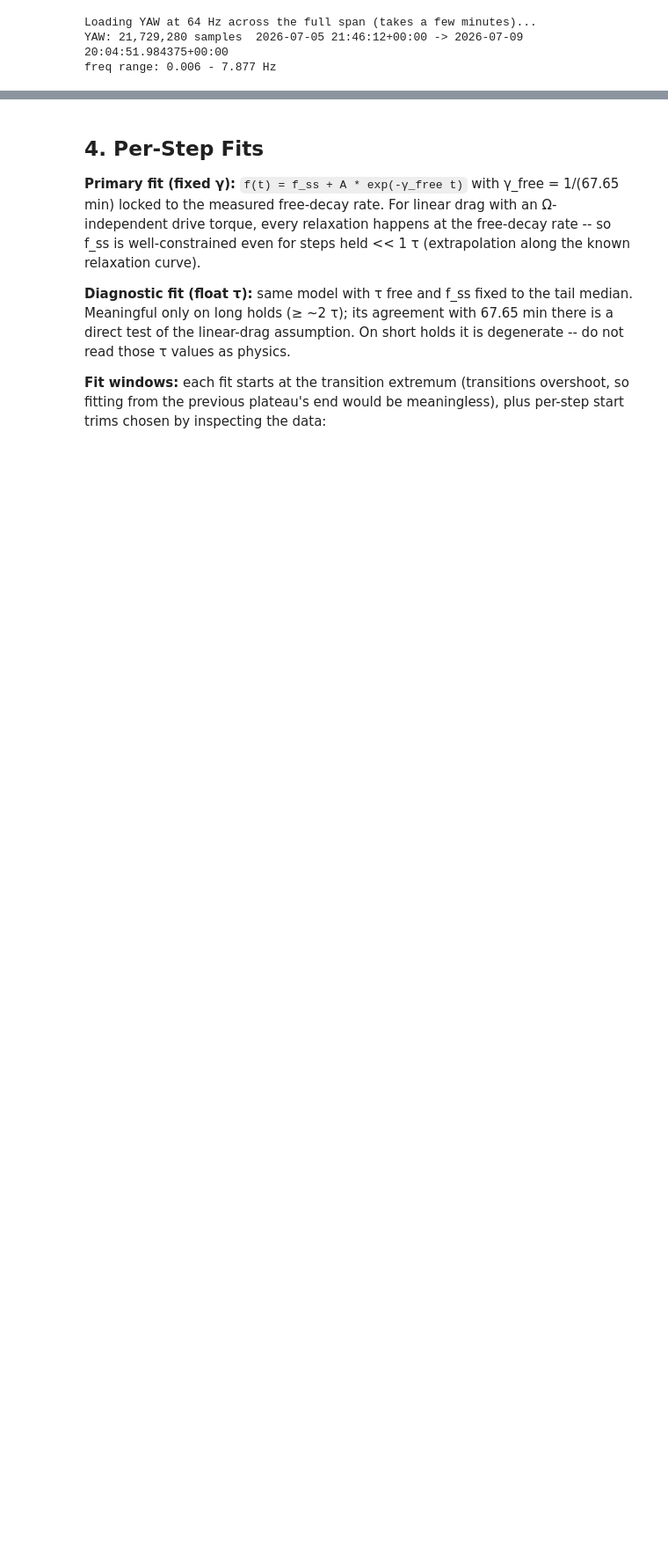
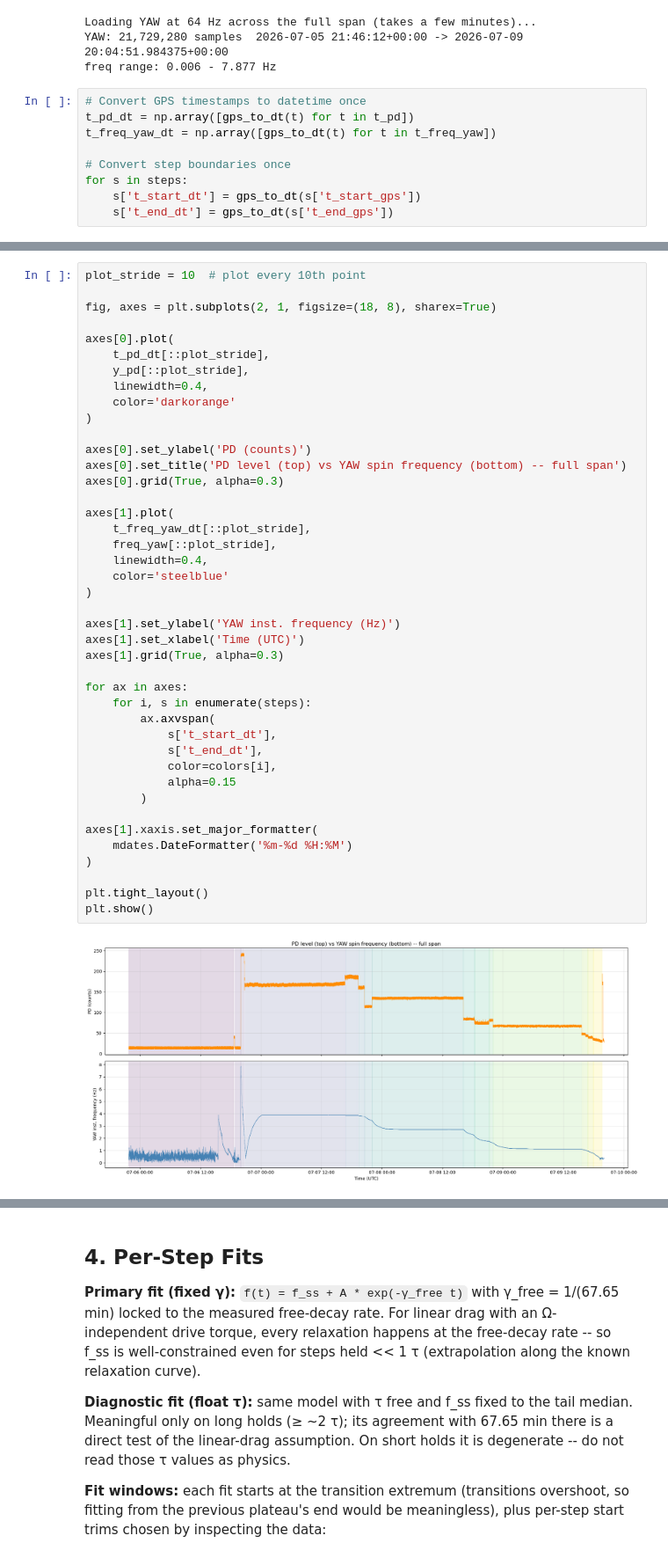
Before and after one commit to Moore-Lab/Decay-Sail, a Jupyter notebook: analysis/laser_stepdown_settling.ipynb, the cells around one changed output, grey strips where cells are left out. Shown at 88% size. Drawn from its saved outputs; the diff is of its cells as text; blank space fills up the shorter version.

```diff
--- a/analysis/laser_stepdown_settling.ipynb
+++ b/analysis/laser_stepdown_settling.ipynb
@@ -304,3 +304,12 @@ print(f"freq range: {freq_yaw.min():.3f} - {freq_yaw.max():.3f} Hz")
 Loading YAW at 64 Hz across the full span (takes a few minutes)...
 YAW: 21,729,280 samples  2026-07-05 21:46:12+00:00 -> 2026-07-09 20:04:51.984375+00:00
 freq range: 0.006 - 7.877 Hz
+# %%
+# Convert GPS timestamps to datetime once
+t_pd_dt = np.array([gps_to_dt(t) for t in t_pd])
+t_freq_yaw_dt = np.array([gps_to_dt(t) for t in t_freq_yaw])
+
+# Convert step boundaries once
+for s in steps:
+    s['t_start_dt'] = gps_to_dt(s['t_start_gps'])
+    s['t_end_dt'] = gps_to_dt(s['t_end_gps'])
@@ -307 +356,45 @@ freq range: 0.006 - 7.877 Hz
+# %%
+plot_stride = 10  # plot every 10th point
+
+fig, axes = plt.subplots(2, 1, figsize=(18, 8), sharex=True)
+
+axes[0].plot(
+    t_pd_dt[::plot_stride],
+    y_pd[::plot_stride],
+    linewidth=0.4,
+    color='darkorange'
+)
+
+axes[0].set_ylabel('PD (counts)')
+axes[0].set_title('PD level (top) vs YAW spin frequency (bottom) -- full span')
+axes[0].grid(True, alpha=0.3)
+
+axes[1].plot(
+    t_freq_yaw_dt[::plot_stride],
+    freq_yaw[::plot_stride],
+    linewidth=0.4,
+    color='steelblue'
+)
+
+axes[1].set_ylabel('YAW inst. frequency (Hz)')
+axes[1].set_xlabel('Time (UTC)')
+axes[1].grid(True, alpha=0.3)
+
+for ax in axes:
+    for i, s in enumerate(steps):
+        ax.axvspan(
+            s['t_start_dt'],
+            s['t_end_dt'],
+            color=colors[i],
+            alpha=0.15
+        )
+
+axes[1].xaxis.set_major_formatter(
+    mdates.DateFormatter('%m-%d %H:%M')
+)
+
+plt.tight_layout()
+plt.show()
+# %% [output]
+[figure, added]
 # %%
```
Also changed, not shown: parts of 5 cells of this notebook, 2 other files.
